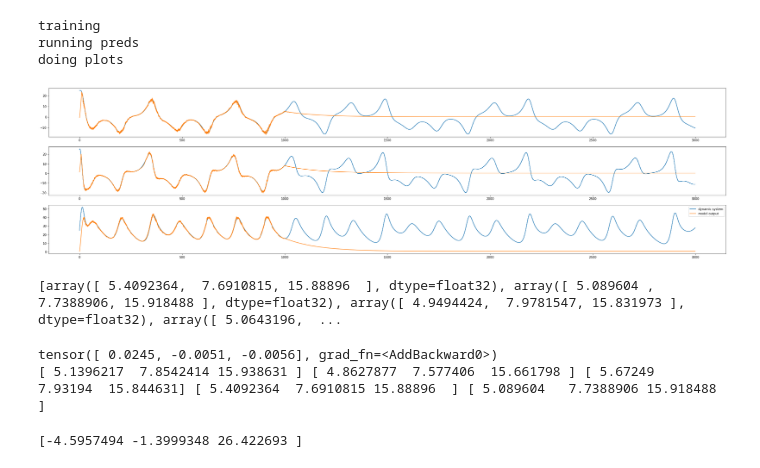
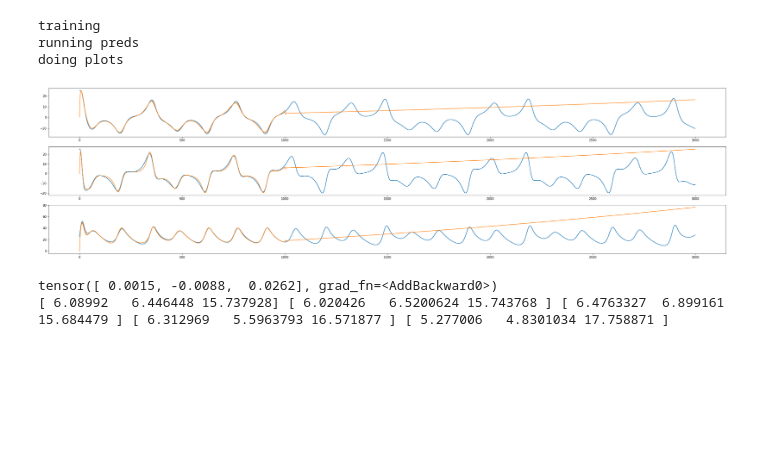
Before and after one commit to bucketfish0000/reservoirtoy, a Jupyter notebook: maintest.ipynb, the cells around one changed output. Cells and saved outputs as stored; diff of their text form; code cells hidden in the pictures; blank space fills up the shorter version.

```diff
--- a/maintest.ipynb
+++ b/maintest.ipynb
@@ -1,36 +1,30 @@
 # %%
 import importlib
 import main,input,reservoir,output
 importlib.reload(main)
 importlib.reload(input)
 importlib.reload(reservoir)
 importlib.reload(output)
 
 
 d_r=1000 #dimension of reservoir
 tp=1/3 #training portion of lorenz data, always<1. e.g. tp=2/3 means first 2/3 of the generated dynamic system data used for training
-lr=.001 #learning rate for training
+lr=.0001 #learning rate for training
 #adjust more params of the original dynamic system generated in input.lorenz() of input.py or in any call site of this func.
 #most other params are using hyperparam from Hybrid Forecasting of Chaotic Processing paper (2018), Pathak et al..
-i,r,o,train,pred=main.main(d_r,tp,lr)
-print(pred)
+i,r,o,train,pred,lor=main.main(d_r,tp,lr)
 
 #graph plots x,y,z coordinates from both the generated dynamic system and the RP output against time.
 # %% [output]
 training
 running preds
 doing plots
-[figure, old version]
+[figure, new version]
-[array([ 5.4092364,  7.6910815, 15.88896  ], dtype=float32), array([ 5.089604 ,  7.7388906, 15.918488 ], dtype=float32), array([ 4.9494424,  7.9781547, 15.831973 ], dtype=float32), array([ 5.0643196,  ...
 # %%
 import torch
 import numpy
 print(o.out(torch.FloatTensor(numpy.zeros(d_r))))
 print(train[-3],train[-2],train[-1],pred[0],pred[1])
 # %% [output]
-tensor([ 0.0245, -0.0051, -0.0056], grad_fn=<AddBackward0>)
-[ 5.1396217  7.8542414 15.938631 ] [ 4.8627877  7.577406  15.661798 ] [ 5.67249   7.93194  15.844631] [ 5.4092364  7.6910815 15.88896  ] [ 5.089604   7.7388906 15.918488 ]
+tensor([ 0.0015, -0.0088,  0.0262], grad_fn=<AddBackward0>)
+[ 6.08992   6.446448 15.737928] [ 6.020426   6.5200624 15.743768 ] [ 6.4763327  6.899161  15.684479 ] [ 6.312969   5.5963793 16.571877 ] [ 5.277006   4.8301034 17.758871 ]
-# %%
-print(train[100])
-# %% [output]
-[-4.5957494 -1.3999348 26.422693 ]
```
Also changed, not shown: parts of 1 cell of this notebook, 3 other files.
